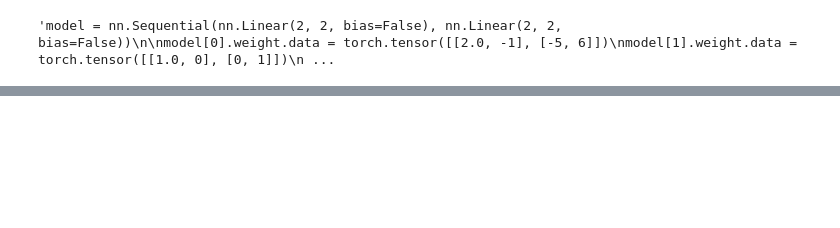
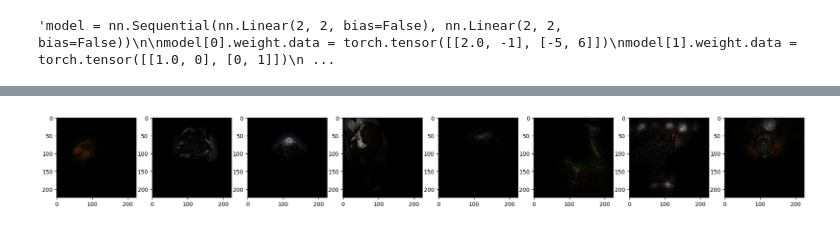
Before and after one commit to davor10105/relative-absolute-magnitude-propagation, a Jupyter notebook: RAMP_UPDATE.ipynb, the cells around one changed output, grey strips where cells are left out. Cells and saved outputs as stored; diff of their text form; code cells hidden in the pictures; blank space fills up the shorter version.

```diff
--- a/RAMP_UPDATE.ipynb
+++ b/RAMP_UPDATE.ipynb
@@ -775,3 +811,20 @@ tensor([-8.0966e-09, -6.2248e-08,  8.4525e-08,  1.3742e-07, -1.1334e-07,
+# %%
+normalized_image = norm_image(x.permute(0, 2, 3, 1).detach().cpu()) / 255
+normalized_relevance = (
+    normalize_relevance(relevance.sum(1).relu(), normalization_type=NormalizationType.MAX_TO_ONE)
+    .detach()
+    .cpu()
+    .unsqueeze(-1)
+)
+masked_image = (
+    normalized_relevance * normalized_image
+)  # + (1 - normalized_relevance) * torch.ones_like(normalized_image)
+fig, axs = plt.subplots(1, len(masked_image), figsize=(len(masked_image) * 3, 3))
+for i, mimage in enumerate(masked_image):
+    axs[i].imshow(mimage)
+plt.show()
+# %% [output]
+[figure, added]
 # %%
 dataset["train"].features["label"].int2str(output.max(-1)[1])
 # %% [output]
```
Also changed, not shown: parts of 15 cells of this notebook, 23 other files.
